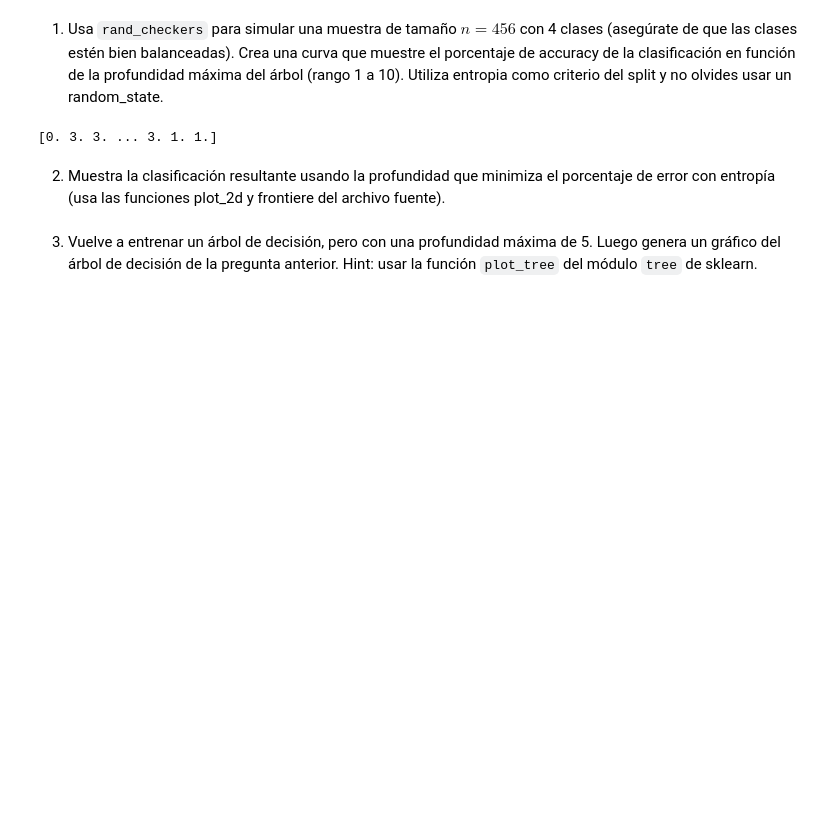
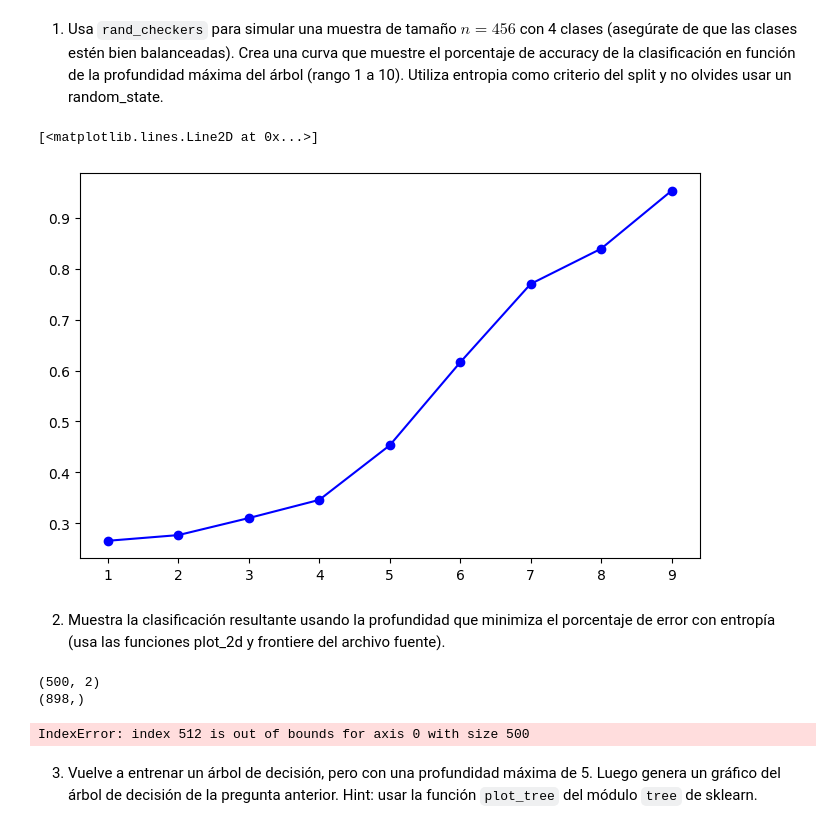
Before and after one commit to nicoArriagadaj/Lab6, a Jupyter notebook: Laboratorio_6.ipynb, the cells around one changed output. Drawn from its saved outputs; the diff is of its cells as text; code cells hidden in the pictures; blank space fills up the shorter version.

```diff
--- a/Laboratorio_6.ipynb
+++ b/Laboratorio_6.ipynb
@@ -86,44 +86,43 @@ CART considera las siguientes medidas de impureza $H$:
 # %% [markdown]
 1. Usa `rand_checkers` para simular una muestra de tamaño $n=456$ con 4 clases (asegúrate de que las clases estén bien balanceadas). Crea una curva que muestre el porcentaje de accuracy de la clasificación en función de la profundidad máxima del árbol (rango 1 a 10). Utiliza entropia como criterio del split y no olvides usar un random_state.
 # %%
+import numpy as np
+import matplotlib.pyplot as plt
 from sklearn.tree import DecisionTreeClassifier
-import matplotlib.pyplot as plt
 from sklearn.metrics import accuracy_score
 
-# TODO: Generar los datos. En este paso usar todos para entrenamiento
 sigma = 0.1
-# data = rand_checkers(...)
-data  = rand_checkers(456,456,456,456,sigma)
+data = rand_checkers(114, 114, 114, 114, sigma)
+X = data[:, :2]  # coordenadas
+Y = data[:, 2]   # etiquetas
 
-# X =
-# Y =
-# columnas 0 y 1 del array
-X = data[:, :2]
-# columna 2 del array
-y = data[:, 2]
+accuracies = []
 
-    # TODO: Entrenar el árbol de decisión variando max_depth y guardar la precisión
-    # ...
-    for profundidad in range(1,10):
-        model = DecisionTreeClassifier ( max_depth = profundidad, criterion = 'entropy',    )
+for d in range(1, 10):
+    dt = DecisionTreeClassifier(max_depth=d, criterion='entropy', random_state=42)
+    dt.fit(X, Y)
+    accuracy = dt.score(X, Y)
+    accuracies.append(accuracy)
 
-    # TODO: Graficar los resultados
-    # ...
 
-    plt.figure(figsize=(8, 5))
-    plt.plot( aaa ,  aaa,    marker='o', color='blue')
-    plt.title
-    plt.xlabel
-    plt.ylabel
-    plt.xticks
-    plt.grid(True)
-    plt.show()
+plt.figure(figsize=(8, 5))
+plt.plot(range(1, 10), accuracies, marker='o', color='blue')
 # %% [output]
-[0. 3. 3. ... 3. 1. 1.]
+[<matplotlib.lines.Line2D at 0x...>]
+[figure, added]
 # %% [markdown]
 2. Muestra la clasificación resultante usando la profundidad que minimiza el porcentaje de error con entropía (usa las funciones plot_2d y frontiere del archivo fuente).
 # %%
-# ...
+print(X.shape)
+print(Y.shape)
+
+#plot_2d(X,Y)
+#plt.title("Datos por clase")
+#plt.show()
+# %% [output]
+(500, 2)
+(898,)
+IndexError: index 512 is out of bounds for axis 0 with size 500
 # %% [markdown]
 3. Vuelve a entrenar un árbol de decisión, pero con una profundidad máxima de 5. Luego genera un gráfico del árbol de decisión de la pregunta anterior. Hint: usar la función `plot_tree` del módulo `tree` de sklearn.
 # %%
```
Also changed, not shown: parts of 3 cells of this notebook.
